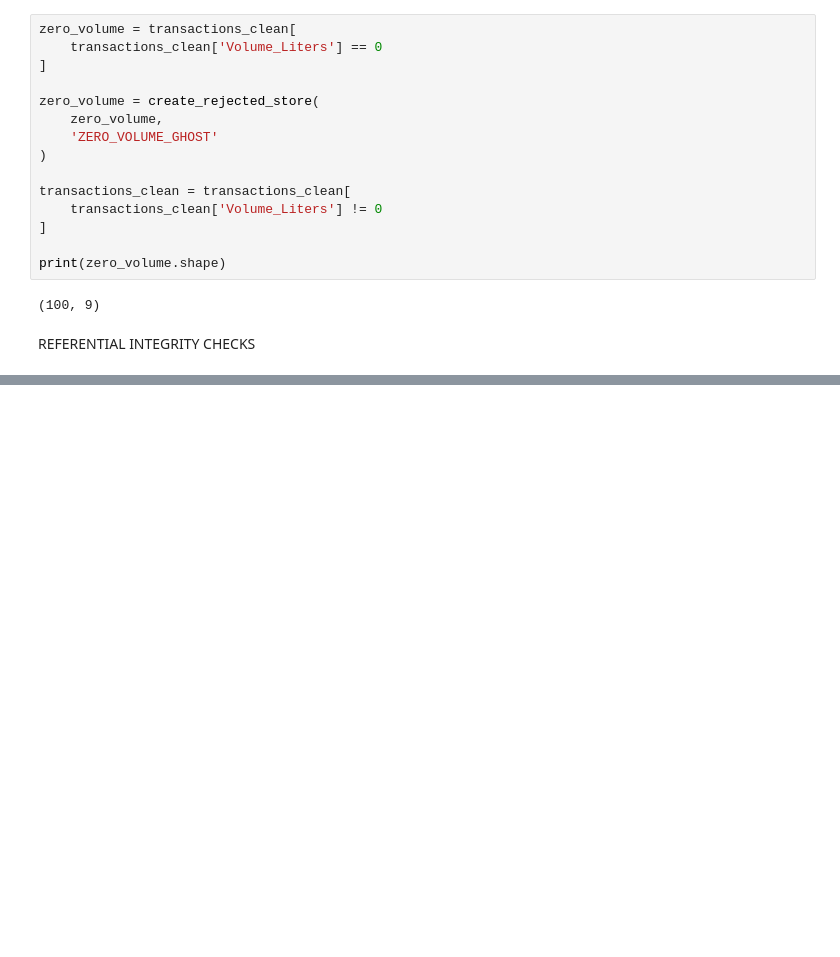
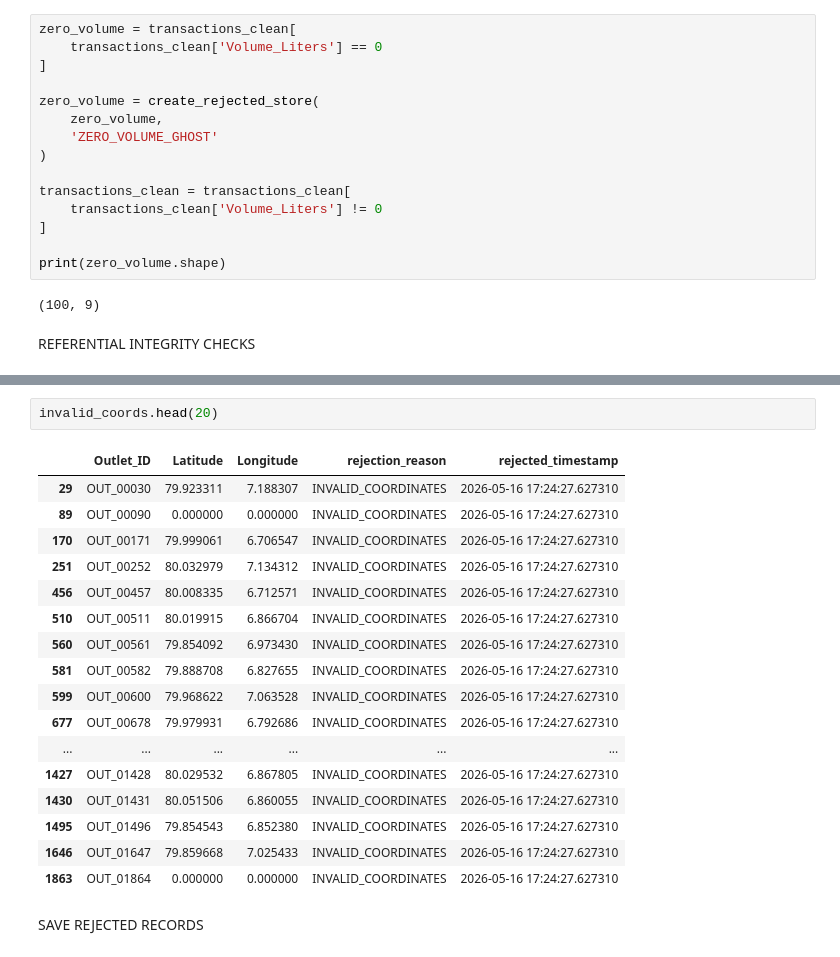
Before and after one commit to Akila-Fdo/Data_Storm, a Jupyter notebook: notebooks/02_data_forensics.ipynb, the cells around one changed output, grey strips where cells are left out. Drawn from its saved outputs; the diff is of its cells as text; blank space fills up the shorter version.

```diff
--- a/notebooks/02_data_forensics.ipynb
+++ b/notebooks/02_data_forensics.ipynb
@@ -182,0 +411,22 @@ REFERENTIAL INTEGRITY CHECKS
+# %%
+invalid_coords.head(20)
+# %% [output]
+|  | Outlet_ID | Latitude | Longitude | rejection_reason | rejected_timestamp |
+| 29 | OUT_00030 | 79.923311 | 7.188307 | INVALID_COORDINATES | 2026-05-16 17:24:27.627310 |
+| 89 | OUT_00090 | 0.000000 | 0.000000 | INVALID_COORDINATES | 2026-05-16 17:24:27.627310 |
+| 170 | OUT_00171 | 79.999061 | 6.706547 | INVALID_COORDINATES | 2026-05-16 17:24:27.627310 |
+| 251 | OUT_00252 | 80.032979 | 7.134312 | INVALID_COORDINATES | 2026-05-16 17:24:27.627310 |
+| 456 | OUT_00457 | 80.008335 | 6.712571 | INVALID_COORDINATES | 2026-05-16 17:24:27.627310 |
+| 510 | OUT_00511 | 80.019915 | 6.866704 | INVALID_COORDINATES | 2026-05-16 17:24:27.627310 |
+| 560 | OUT_00561 | 79.854092 | 6.973430 | INVALID_COORDINATES | 2026-05-16 17:24:27.627310 |
+| 581 | OUT_00582 | 79.888708 | 6.827655 | INVALID_COORDINATES | 2026-05-16 17:24:27.627310 |
+| 599 | OUT_00600 | 79.968622 | 7.063528 | INVALID_COORDINATES | 2026-05-16 17:24:27.627310 |
+| 677 | OUT_00678 | 79.979931 | 6.792686 | INVALID_COORDINATES | 2026-05-16 17:24:27.627310 |
+| ... | ... | ... | ... | ... | ... |
+| 1427 | OUT_01428 | 80.029532 | 6.867805 | INVALID_COORDINATES | 2026-05-16 17:24:27.627310 |
+| 1430 | OUT_01431 | 80.051506 | 6.860055 | INVALID_COORDINATES | 2026-05-16 17:24:27.627310 |
+| 1495 | OUT_01496 | 79.854543 | 6.852380 | INVALID_COORDINATES | 2026-05-16 17:24:27.627310 |
+| 1646 | OUT_01647 | 79.859668 | 7.025433 | INVALID_COORDINATES | 2026-05-16 17:24:27.627310 |
+| 1863 | OUT_01864 | 0.000000 | 0.000000 | INVALID_COORDINATES | 2026-05-16 17:24:27.627310 |
+# %% [markdown]
+SAVE REJECTED RECORDS
```
Also changed, not shown: parts of 33 cells of this notebook, 22 other files.
